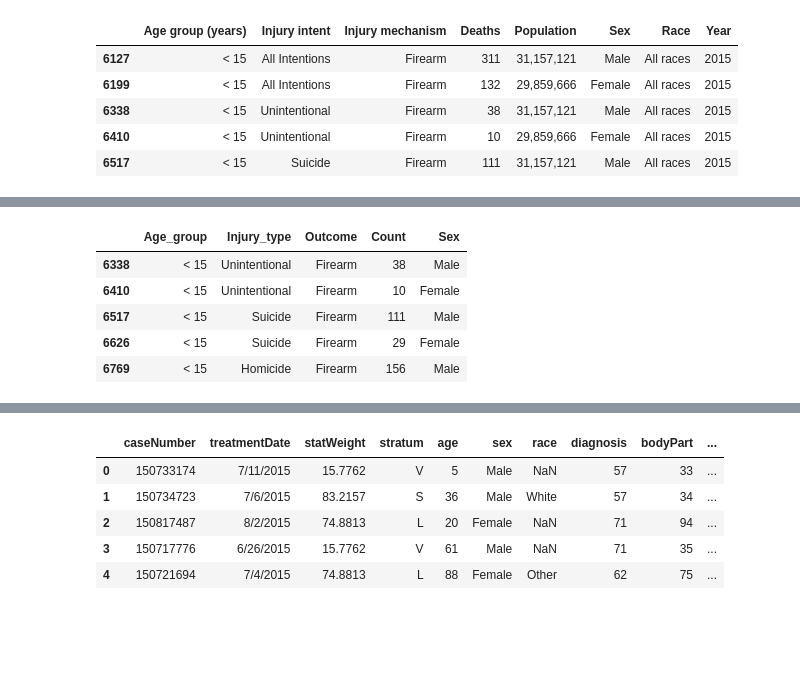
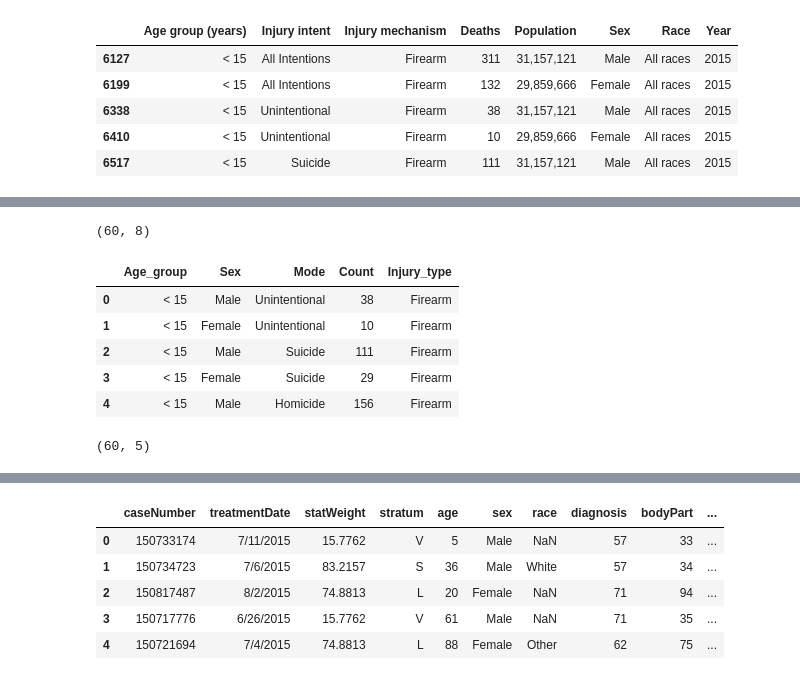
Before and after one commit to petarob/ETL_practice, a Jupyter notebook: injuries.ipynb, the cells around one changed output, grey strips where cells are left out. Cells and saved outputs as stored; diff of their text form; code cells hidden in the pictures; blank space fills up the shorter version.

```diff
--- a/injuries.ipynb
+++ b/injuries.ipynb
@@ -98,8 +123,8 @@ df_race.head()
 # %%
 # Main table. Rename because (years) is mistaken for a function
 
-renamed_table = df_race.rename(columns={"Age group (years)": "Age_group", "Injury intent": "Injury_type",
-                                        "Injury mechanism": "Outcome",
+renamed_table = df_race.rename(columns={"Age group (years)": "Age_group", "Injury intent": "Mode",
+                                        "Injury mechanism": "Injury_type",
                                         "Deaths": "Count"})
 renamed_table.head()
 # %% [output]
@@ -193,0 +266,5 @@ df_all_ages.head()
+# %%
+# New way to exclude out 'All Ages'
+
+no_ages = df_intention[~df_intention.Age_group.str.contains('All Ages')]
+no_ages
@@ -194,14 +289,26 @@ df_all_ages.head()
+# %%
+#Checkpoint that I have correct number of rows. Should be sex 2 x age_group x6 x mode x 10 = 60
+
+no_ages.shape
+# %% [output]
+(60, 8)
 # %%
 # Drop 3 columns that are unnecessary, (previously filtered for), now they can be dropped
 # Delete Population / Race / Year
-# I have kept Firearms as column to merge with Product from 2nd database
+# I have kept Firearms as column to merge with Diagnosis from 2nd database
+# RESET index
 
-df_all = df_all_ages[["Age_group", "Injury_type", "Outcome", "Count", "Sex"]]
-df_all.head()
+firearms_all = no_ages[["Age_group", "Sex", "Mode", "Count", "Injury_type"]]
+firearms_all.reset_index(inplace=True, drop=True)
+firearms_all.head()
 # %% [output]
-|  | Age_group | Injury_type | Outcome | Count | Sex |
-| 6338 | < 15 | Unintentional | Firearm | 38 | Male |
-| 6410 | < 15 | Unintentional | Firearm | 10 | Female |
-| 6517 | < 15 | Suicide | Firearm | 111 | Male |
-| 6626 | < 15 | Suicide | Firearm | 29 | Female |
-| 6769 | < 15 | Homicide | Firearm | 156 | Male |
+|  | Age_group | Sex | Mode | Count | Injury_type |
+| 0 | < 15 | Male | Unintentional | 38 | Firearm |
+| 1 | < 15 | Female | Unintentional | 10 | Firearm |
+| 2 | < 15 | Male | Suicide | 111 | Firearm |
+| 3 | < 15 | Female | Suicide | 29 | Firearm |
+| 4 | < 15 | Male | Homicide | 156 | Firearm |
+# %%
+firearms_all.shape
+# %% [output]
+(60, 5)
```
Also changed, not shown: parts of 29 cells of this notebook, 3 other files.
